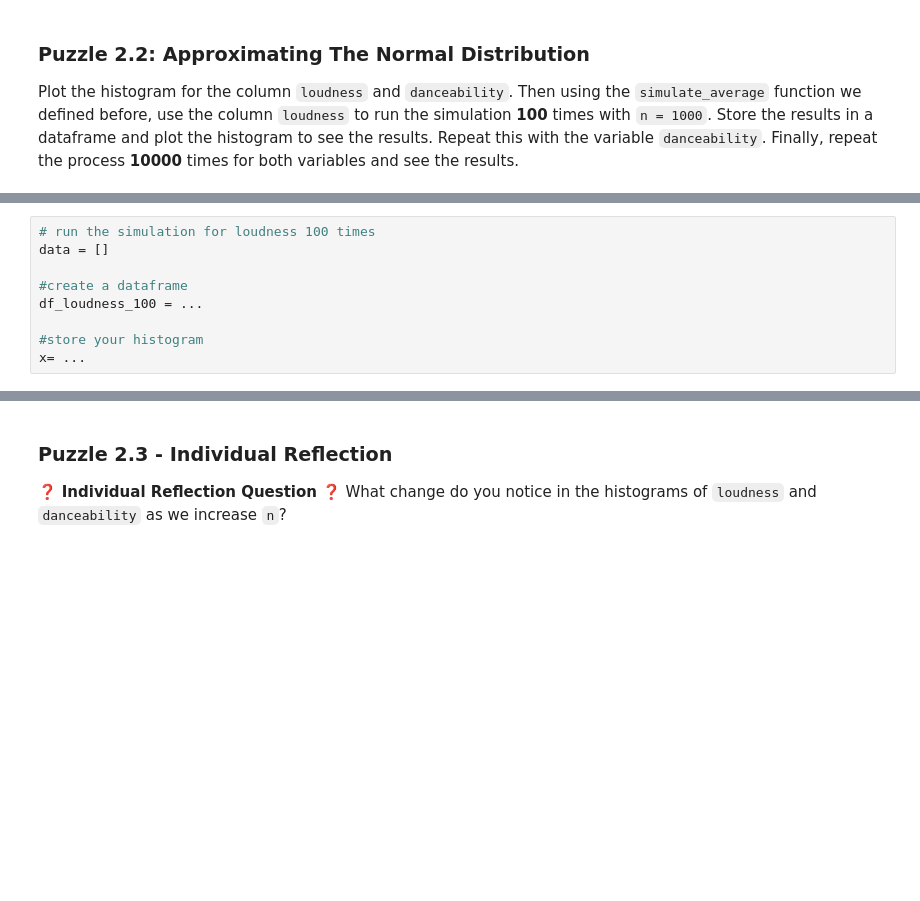
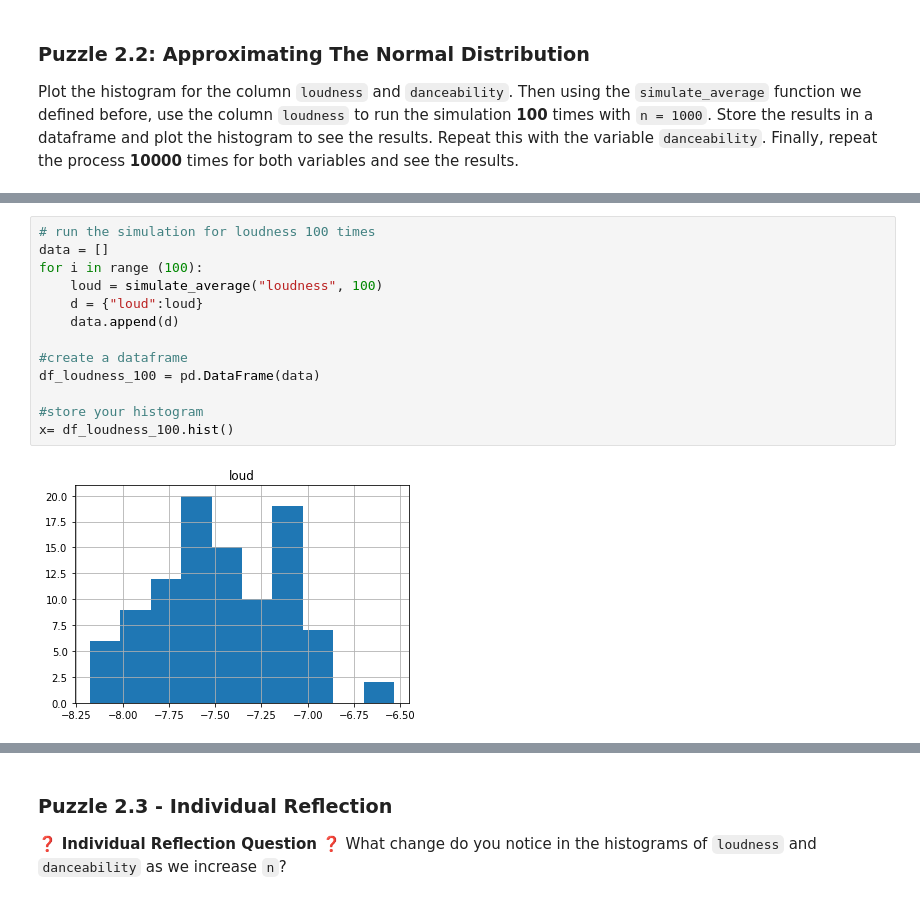
Before and after one commit to rgu6/Rachael-Gu, a Jupyter notebook: lab_clt/lab_clt.ipynb, the cells around one changed output, grey strips where cells are left out. Drawn from its saved outputs; the diff is of its cells as text; blank space fills up the shorter version.

```diff
--- a/lab_clt/lab_clt.ipynb
+++ b/lab_clt/lab_clt.ipynb
@@ -126,12 +156,18 @@ x= ...
 # %%
 # run the simulation for loudness 100 times
 data = []
+for i in range (100):
+    loud = simulate_average("loudness", 100)
+    d = {"loud":loud}
+    data.append(d)
 
 #create a dataframe
-df_loudness_100 = ...
+df_loudness_100 = pd.DataFrame(data)
 
 #store your histogram
-x= ...
+x= df_loudness_100.hist()
+# %% [output]
+[figure, added]
 # %%
 # run the simulation for danceability 10000 times
 data = []
```
Also changed, not shown: parts of 30 cells of this notebook.
